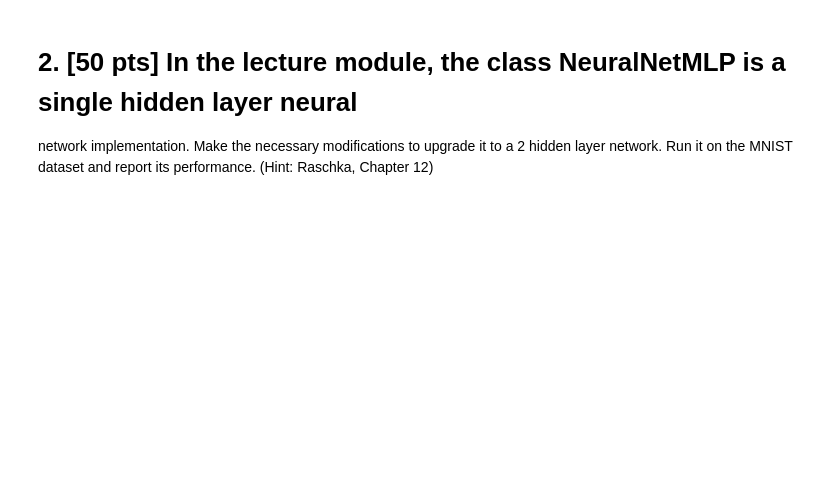
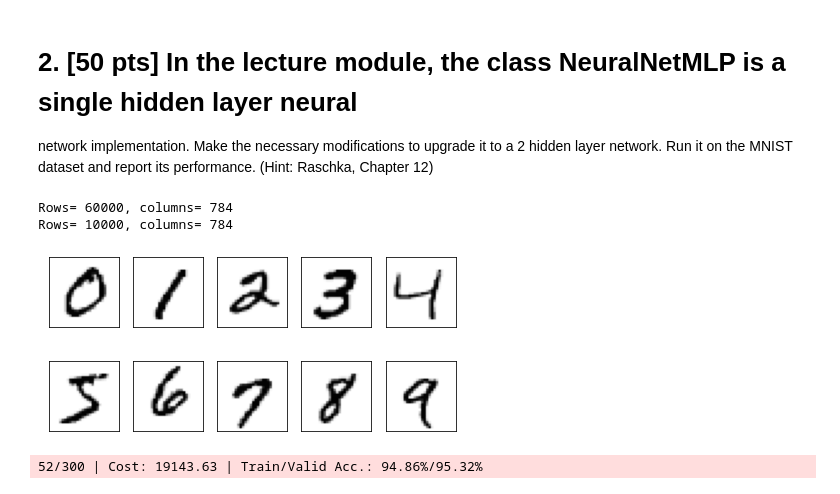
Before and after one commit to andrewcchan/jhuappliedmlcourse, a Jupyter notebook: Mod 11/Chan-Assign11.ipynb, the cells around one changed output. Drawn from its saved outputs; the diff is of its cells as text; code cells hidden in the pictures; blank space fills up the shorter version.

```diff
--- a/Mod 11/Chan-Assign11.ipynb
+++ b/Mod 11/Chan-Assign11.ipynb
@@ -233,3 +159,44 @@ FPGrowth found 11 rules (displaying top 10)
 network implementation. Make the necessary modifications to upgrade it to a 2 hidden
 layer network. Run it on the MNIST dataset and report its performance.
 (Hint: Raschka, Chapter 12)
+# %%
+def load_mnist(path, kind='train'):
+    from numpy import fromfile, uint8
+    import os
+    import struct
+
+    labels_path = os.path.join(path, '%s-labels-idx1-ubyte' % kind)
+    images_path = os.path.join(path, '%s-images-idx3-ubyte' % kind)
+    with open(labels_path, 'rb') as lbpath:
+        magic, n = struct.unpack('>II', lbpath.read(8))
+        labels = fromfile(lbpath, dtype=uint8)
+        with open(images_path, 'rb') as imgpath:
+            magic, num, rows, cols = struct.unpack(">IIII",imgpath.read(16))
+            images = fromfile(imgpath, dtype=uint8).reshape(len(labels), 784)
+            images = ((images / 255.) - .5) * 2
+    #
+    return images, labels
+
+X_train, y_train = load_mnist('', kind='train')
+print(f'Rows= {X_train.shape[0]}, columns= {X_train.shape[1]}')
+
+X_test, y_test = load_mnist('', kind='t10k')
+print(f'Rows= {X_test.shape[0]}, columns= {X_test.shape[1]}')
+# %% [output]
+Rows= 60000, columns= 784
+Rows= 10000, columns= 784
+# %%
+%matplotlib inline
+import matplotlib.pyplot as plt
+
+fig, ax = plt.subplots(nrows=2, ncols=5, sharex=True, sharey=True)
+ax = ax.flatten()
+for i in range(10):
+    img = X_train[y_train == i][0].reshape(28, 28)
+    ax[i].imshow(img, cmap='Greys')
+    ax[0].set_xticks([])
+    ax[0].set_yticks([])
+    plt.tight_layout()
+plt.show()
+# %% [output]
+[figure, added]
@@ -235,0 +397,8 @@ layer network. Run it on the MNIST dataset and report its performance.
+# %%
+%%time
+# Define and fit the neural network
+nn = NeuralNetMLP(n_hidden=20, epochs=300, eta=0.0005, minibatch_size=100, seed=1)
+
+nn.fit(X_train=X_train[:55000], y_train=y_train[:55000], X_valid=X_train[55000:], y_valid=y_train[55000:]) ;
+# %% [output]
+52/300 | Cost: 19143.63 | Train/Valid Acc.: 94.86%/95.32%
```
Also changed, not shown: parts of 10 cells of this notebook, 2 other files.
